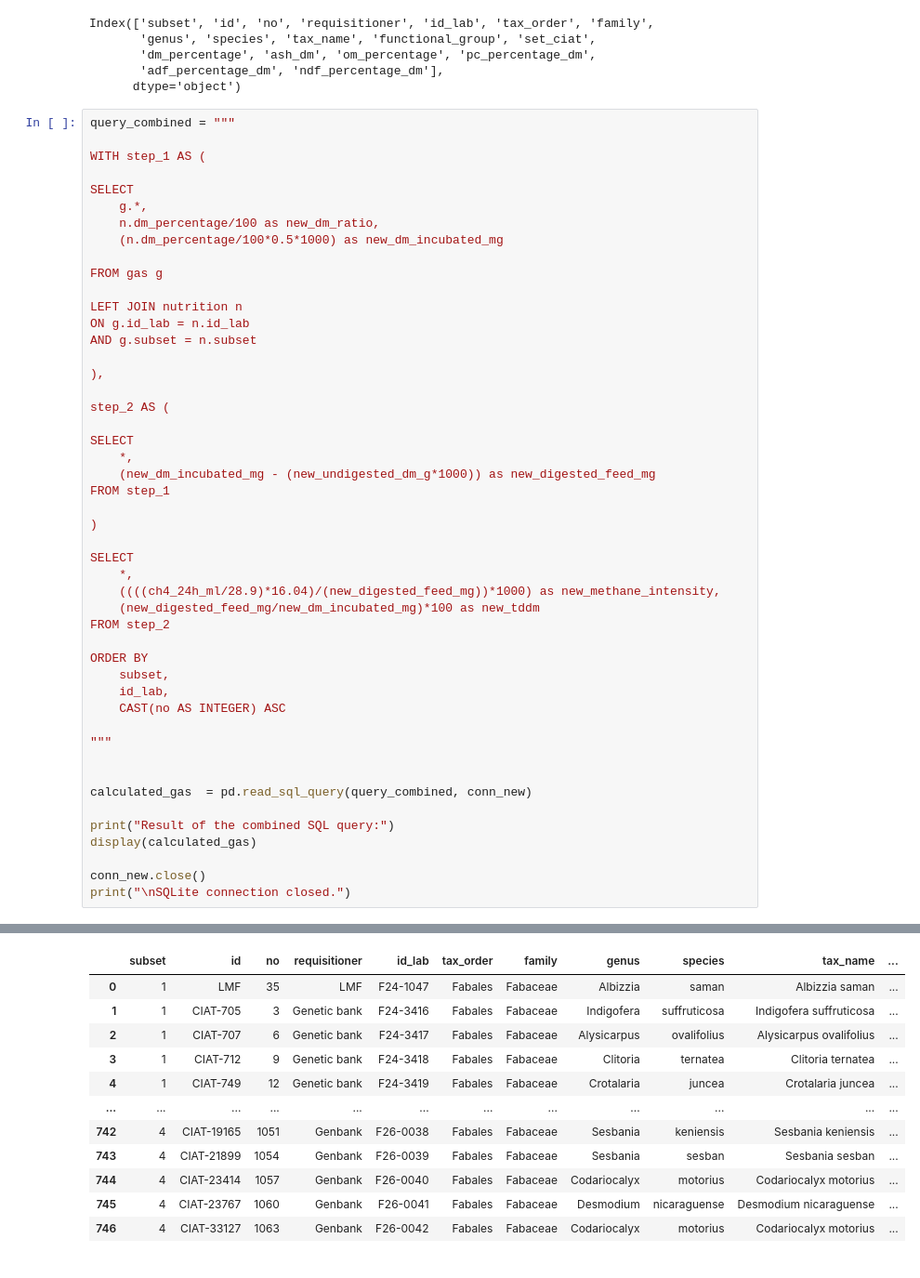
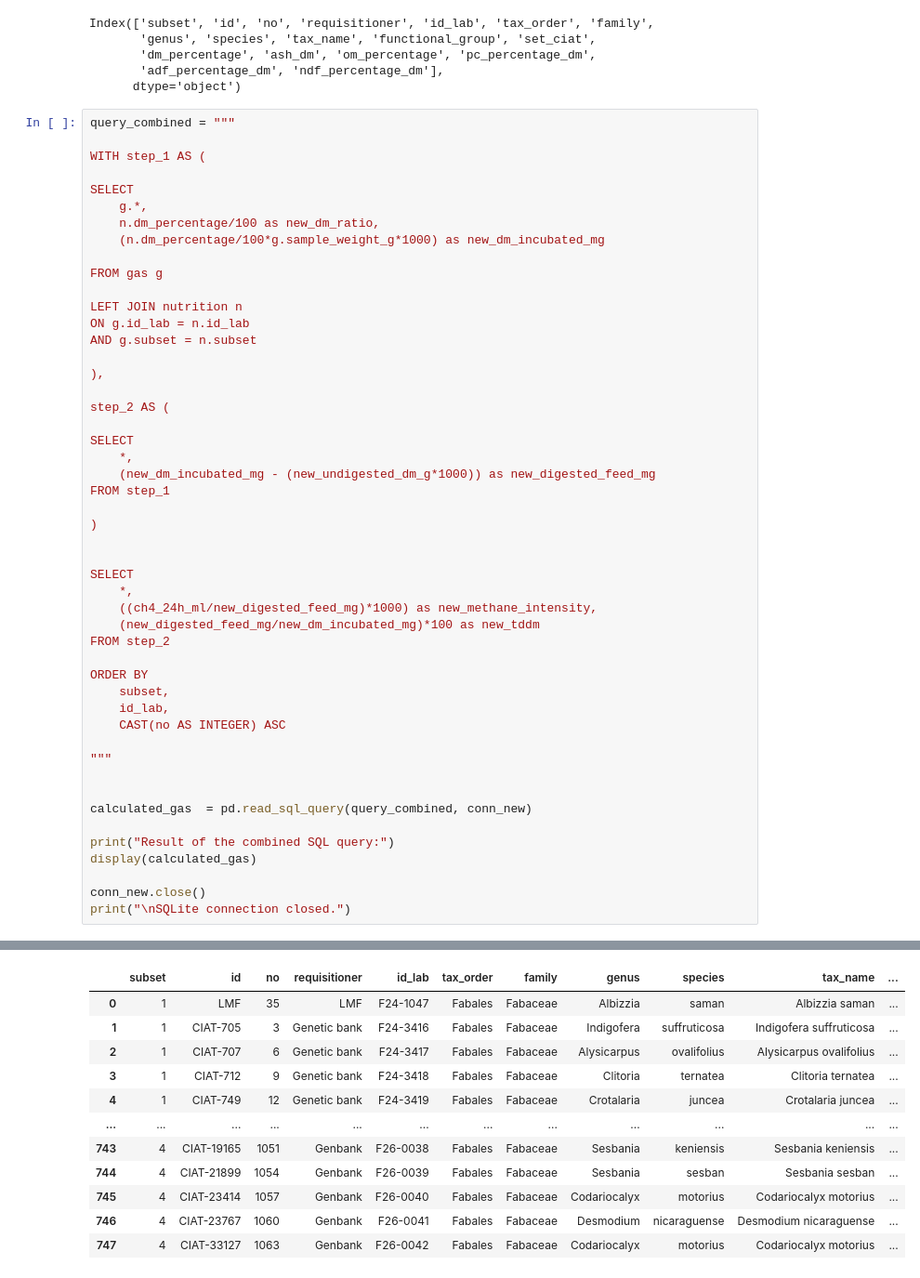
Before and after one commit to maurope/lmf, a Jupyter notebook: notebooks/2026/2026_05_29_sql_data_frame_creation_for_methane_intensity_and_tddm_estimations.ipynb, the cells around one changed output, grey strips where cells are left out. Shown at 93% size. Drawn from its saved outputs; the diff is of its cells as text.

```diff
--- a/notebooks/2026/2026_05_29_sql_data_frame_creation_for_methane_intensity_and_tddm_estimations.ipynb
+++ b/notebooks/2026/2026_05_29_sql_data_frame_creation_for_methane_intensity_and_tddm_estimations.ipynb
@@ -2003,7 +2039,7 @@ WITH step_1 AS (
 SELECT
     g.*,
     n.dm_percentage/100 as new_dm_ratio,
-    (n.dm_percentage/100*0.5*1000) as new_dm_incubated_mg
+    (n.dm_percentage/100*g.sample_weight_g*1000) as new_dm_incubated_mg
 
 FROM gas g
 
@@ -2022,38 +2058,39 @@ FROM step_1
 
 )
 
+
 SELECT
     *,
-    ((((ch4_24h_ml/28.9)*16.04)/(new_digested_feed_mg))*1000) as new_methane_intensity,
+    ((ch4_24h_ml/new_digested_feed_mg)*1000) as new_methane_intensity,
     (new_digested_feed_mg/new_dm_incubated_mg)*100 as new_tddm
 FROM step_2
 
 ORDER BY
     subset,
     id_lab,
     CAST(no AS INTEGER) ASC
 
 """
 
 
 calculated_gas  = pd.read_sql_query(query_combined, conn_new)
 
 print("Result of the combined SQL query:")
 display(calculated_gas)
 
 conn_new.close()
 print("\nSQLite connection closed.")
 # %% [output]
 Result of the combined SQL query:
 |  | subset | id | no | requisitioner | id_lab | tax_order | family | genus | species | tax_name | ... |
 | 0 | 1 | LMF | 35 | LMF | F24-1047 | Fabales | Fabaceae | Albizzia | saman | Albizzia saman | ... |
 | 1 | 1 | CIAT-705 | 3 | Genetic bank | F24-3416 | Fabales | Fabaceae | Indigofera | suffruticosa | Indigofera suffruticosa | ... |
 | 2 | 1 | CIAT-707 | 6 | Genetic bank | F24-3417 | Fabales | Fabaceae | Alysicarpus | ovalifolius | Alysicarpus ovalifolius | ... |
 | 3 | 1 | CIAT-712 | 9 | Genetic bank | F24-3418 | Fabales | Fabaceae | Clitoria | ternatea | Clitoria ternatea | ... |
 | 4 | 1 | CIAT-749 | 12 | Genetic bank | F24-3419 | Fabales | Fabaceae | Crotalaria | juncea | Crotalaria juncea | ... |
 | ... | ... | ... | ... | ... | ... | ... | ... | ... | ... | ... | ... |
-| 742 | 4 | CIAT-19165 | 1051 | Genbank | F26-0038 | Fabales | Fabaceae | Sesbania | keniensis | Sesbania keniensis | ... |
-| 743 | 4 | CIAT-21899 | 1054 | Genbank | F26-0039 | Fabales | Fabaceae | Sesbania | sesban | Sesbania sesban | ... |
-| 744 | 4 | CIAT-23414 | 1057 | Genbank | F26-0040 | Fabales | Fabaceae | Codariocalyx | motorius | Codariocalyx motorius | ... |
-| 745 | 4 | CIAT-23767 | 1060 | Genbank | F26-0041 | Fabales | Fabaceae | Desmodium | nicaraguense | Desmodium nicaraguense | ... |
-| 746 | 4 | CIAT-33127 | 1063 | Genbank | F26-0042 | Fabales | Fabaceae | Codariocalyx | motorius | Codariocalyx motorius | ... |
+| 743 | 4 | CIAT-19165 | 1051 | Genbank | F26-0038 | Fabales | Fabaceae | Sesbania | keniensis | Sesbania keniensis | ... |
+| 744 | 4 | CIAT-21899 | 1054 | Genbank | F26-0039 | Fabales | Fabaceae | Sesbania | sesban | Sesbania sesban | ... |
+| 745 | 4 | CIAT-23414 | 1057 | Genbank | F26-0040 | Fabales | Fabaceae | Codariocalyx | motorius | Codariocalyx motorius | ... |
+| 746 | 4 | CIAT-23767 | 1060 | Genbank | F26-0041 | Fabales | Fabaceae | Desmodium | nicaraguense | Desmodium nicaraguense | ... |
+| 747 | 4 | CIAT-33127 | 1063 | Genbank | F26-0042 | Fabales | Fabaceae | Codariocalyx | motorius | Codariocalyx motorius | ... |
```
Also changed, not shown: parts of 49 cells of this notebook, 9 other files.
